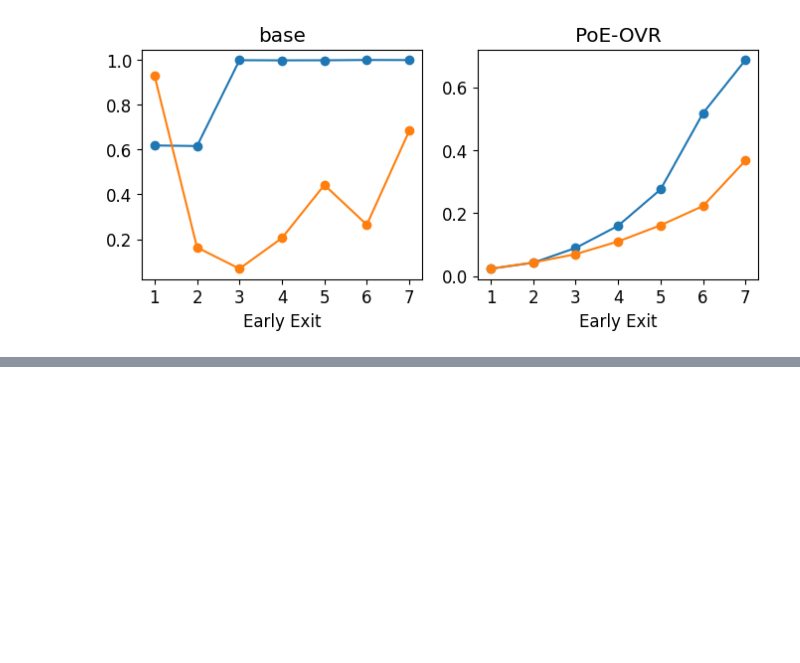
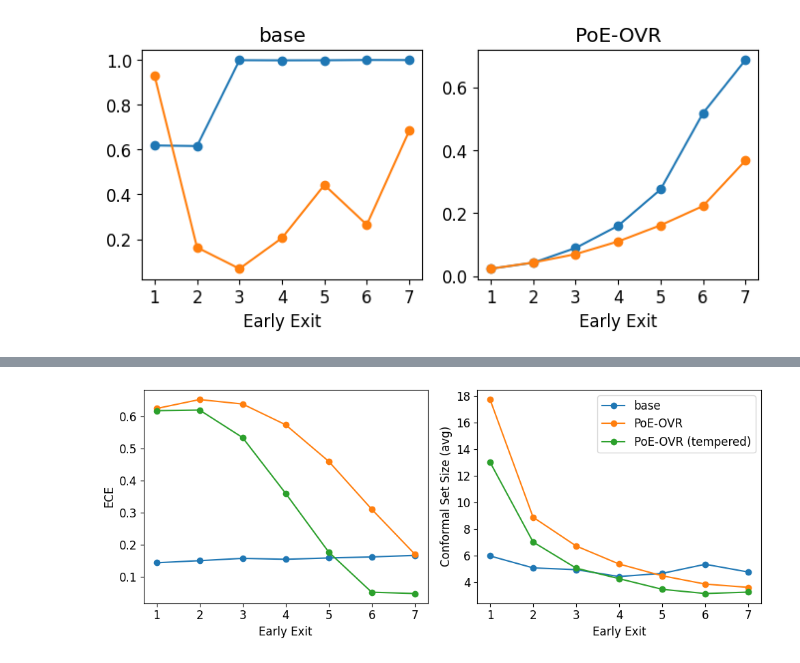
Before and after one commit to metodj/MSDNet-PyTorch, a Jupyter notebook: paper_plots.ipynb, the cells around one changed output, grey strips where cells are left out. Cells and saved outputs as stored; diff of their text form; code cells hidden in the pictures; blank space fills up the shorter version.

Commit message:
calibration plot

```diff
--- a/paper_plots.ipynb
+++ b/paper_plots.ipynb
@@ -304,0 +337,23 @@ plt.show()
+# %%
+probs = torch.softmax(logits, dim=2)
+preds = {i: torch.argmax(probs, dim=2)[i, :] for i in range(L)}
+acc = [(targets == preds[i]).sum() / len(targets) for i in range(L)]
+msp = {i: torch.max(probs, dim=2).values[i, :] for i in range(L)}
+# %%
+T = 1.
+probs_poe_ovr_break_ties_generalized = torch.tensor(f_probs_ovr_poe_logits_weighted_generalized(logits, weights=(np.arange(1, L + 1, 1, dtype=float) / L) * T))
+preds_poe_ovr_break_ties_generalized = {i: torch.argmax(probs_poe_ovr_break_ties_generalized, dim=2)[i, :] for i in range(L)}
+acc_poe_ovr_break_ties_generalized = [(targets == preds_poe_ovr_break_ties_generalized[i]).sum() / len(targets) for i in range(L)]
+# %%
+scaled_dict = get_scale_probs(['PoE-OVR (tempered)'], [probs_poe_ovr_break_ties_generalized], [2.], targets, C=ARGS.num_classes, L=L)
+probs_poe_ovr_break_ties_generalized_tempered = scaled_dict['PoE-OVR (tempered)'][2.0][0]
+# %%
+random.seed(10)
+CALIB_SIZE = 0.2
+ALPHA = 0.05
+calib_ids = random.sample(range(N), int(CALIB_SIZE * N))
+valid_ids = list(set(range(N)) - set(calib_ids))
+
+sizes_conf_sets,_ = conformalize_anytime_nn(probs.cpu().numpy(), targets, calib_ids=calib_ids, valid_ids=valid_ids, C=ARGS.num_classes, L=L, conf_type='smx')
+sizes_conf_sets_poe_ovr_break_ties_generalized, _ = conformalize_anytime_nn(probs_poe_ovr_break_ties_generalized.cpu().numpy(), targets, calib_ids=calib_ids, valid_ids=valid_ids, C=ARGS.num_classes, L=L, conf_type='smx')
+sizes_conf_sets_poe_ovr_break_ties_generalized_tempered, _ = conformalize_anytime_nn(probs_poe_ovr_break_ties_generalized_tempered.cpu().numpy(), targets, calib_ids=calib_ids, valid_ids=valid_ids, C=ARGS.num_classes, L=L, conf_type='smx')
@@ -304,0 +378,24 @@ plt.show()
+# %%
+FONT_SIZE = 12
+plt.rcParams.update({'font.size': FONT_SIZE})
+fig, ax = plt.subplots(1, 2, figsize=(10, 4))
+for _probs, label in zip([probs, probs_poe_ovr_break_ties_generalized, probs_poe_ovr_break_ties_generalized_tempered], ['base', 'PoE-OVR', 'PoE-OVR (tempered)']):
+    ece = []
+    for l in range(L):
+        ece.append(ECE(bins=15).measure(_probs[l, :, :].numpy(), targets.numpy()))
+    ax[0].plot(list(range(1, L + 1)), ece, marker='o', label=label)
+ax[0].set_xlabel('Early Exit')
+ax[0].set_ylabel('ECE')
+
+
+for _sizes, label in zip([sizes_conf_sets, sizes_conf_sets_poe_ovr_break_ties_generalized, sizes_conf_sets_poe_ovr_break_ties_generalized_tempered], ['base', 'PoE-OVR', 'PoE-OVR (tempered)']):
+    ax[1].plot(list(range(1, L + 1)), _sizes, marker='o', label=label)
+ax[1].set_xlabel('Early Exit')
+ax[1].set_ylabel('Conformal Set Size (avg)')
+ax[1].legend()
+
+plt.tight_layout()
+plt.savefig(f'figures/figure_4.pdf', dpi=1200)
+plt.show()
+# %% [output]
+[figure, added]
```
Also changed, not shown: parts of 5 cells of this notebook, 1 other file.
